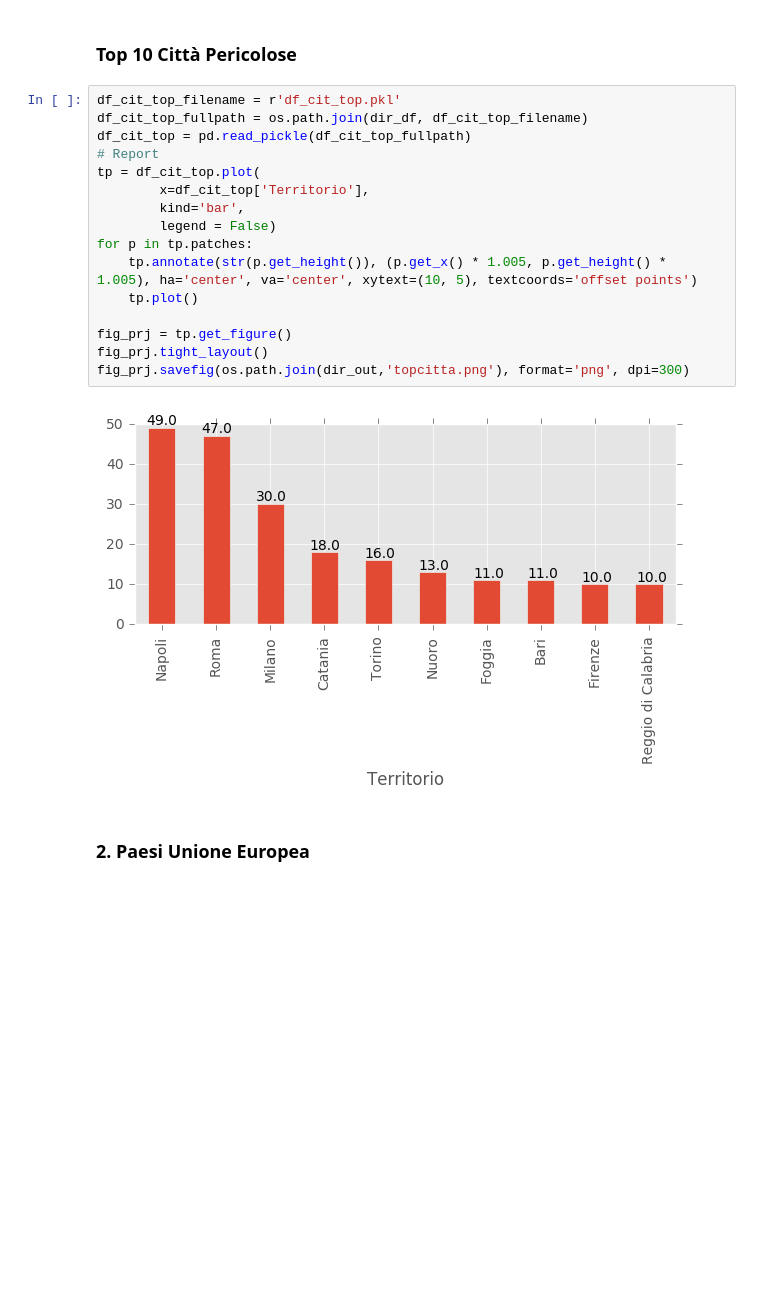
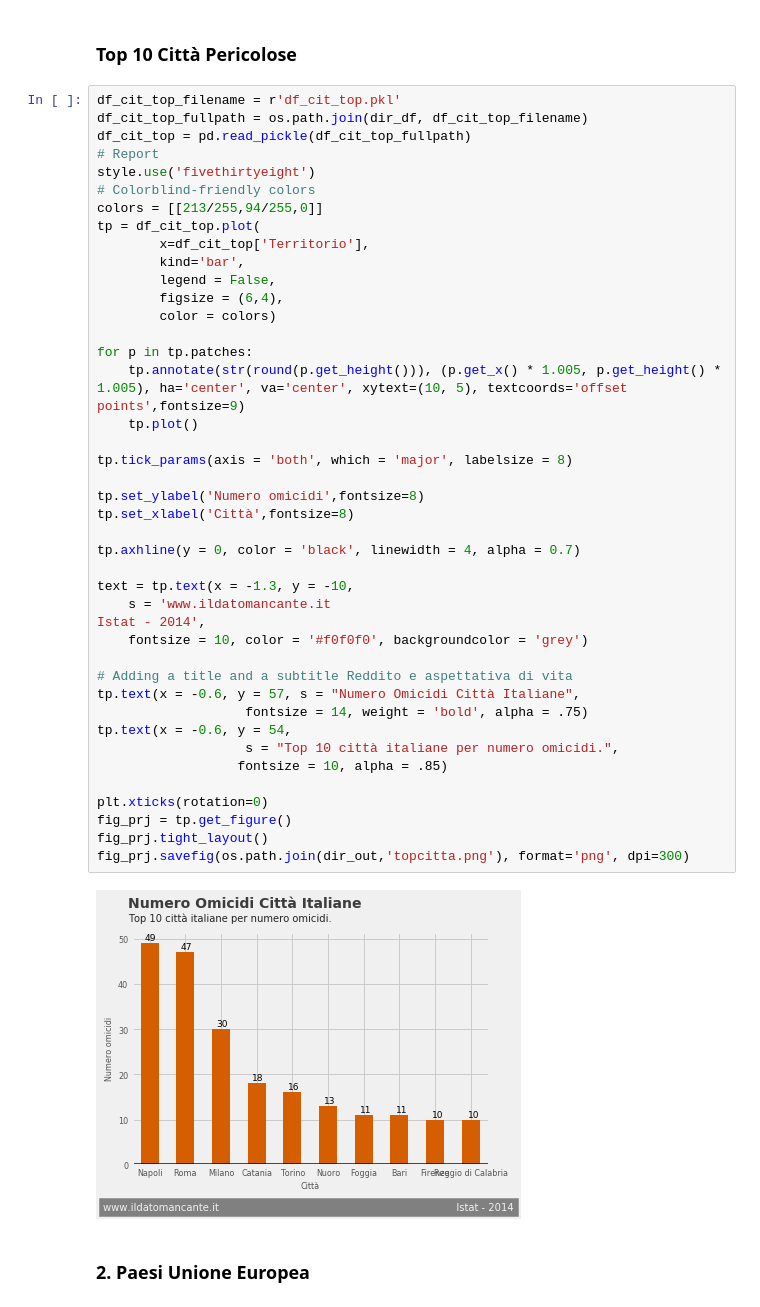
Before and after one commit to Cesaaar/od_crimini_ita, a Jupyter notebook: data_visualization.ipynb, the cells around one changed output. Cells and saved outputs as stored; diff of their text form; blank space fills up the shorter version.

Commit message:
Omicidi Volontari

```diff
--- a/data_visualization.ipynb
+++ b/data_visualization.ipynb
@@ -65,21 +65,46 @@ df_reg_top3
 # %%
 df_cit_top_filename = r'df_cit_top.pkl'
 df_cit_top_fullpath = os.path.join(dir_df, df_cit_top_filename)
 df_cit_top = pd.read_pickle(df_cit_top_fullpath)
 # Report
+style.use('fivethirtyeight')
+# Colorblind-friendly colors
+colors = [[213/255,94/255,0]]
 tp = df_cit_top.plot(
         x=df_cit_top['Territorio'],
         kind='bar',
-        legend = False)
+        legend = False,
+        figsize = (6,4),
+        color = colors)
+
 for p in tp.patches:
-    tp.annotate(str(p.get_height()), (p.get_x() * 1.005, p.get_height() * 1.005), ha='center', va='center', xytext=(10, 5), textcoords='offset points')
+    tp.annotate(str(round(p.get_height())), (p.get_x() * 1.005, p.get_height() * 1.005), ha='center', va='center', xytext=(10, 5), textcoords='offset points',fontsize=9)
     tp.plot()
 
+tp.tick_params(axis = 'both', which = 'major', labelsize = 8)
+
+tp.set_ylabel('Numero omicidi',fontsize=8)
+tp.set_xlabel('Città',fontsize=8)
+
+tp.axhline(y = 0, color = 'black', linewidth = 4, alpha = 0.7)
+
+text = tp.text(x = -1.3, y = -10,
+    s = 'www.ildatomancante.it                                                                            Istat - 2014',
+    fontsize = 10, color = '#f0f0f0', backgroundcolor = 'grey')
+
+# Adding a title and a subtitle Reddito e aspettativa di vita
+tp.text(x = -0.6, y = 57, s = "Numero Omicidi Città Italiane",
+                   fontsize = 14, weight = 'bold', alpha = .75)
+tp.text(x = -0.6, y = 54,
+                   s = "Top 10 città italiane per numero omicidi.",
+                  fontsize = 10, alpha = .85)
+
+plt.xticks(rotation=0)
 fig_prj = tp.get_figure()
 fig_prj.tight_layout()
 fig_prj.savefig(os.path.join(dir_out,'topcitta.png'), format='png', dpi=300)
 # %% [output]
-[figure, old version]
+[figure, new version]
 # %% [markdown]
 ### 2. Paesi Unione Europea
 # %%
```
Also changed, not shown: parts of 5 cells of this notebook, 10 other files.
